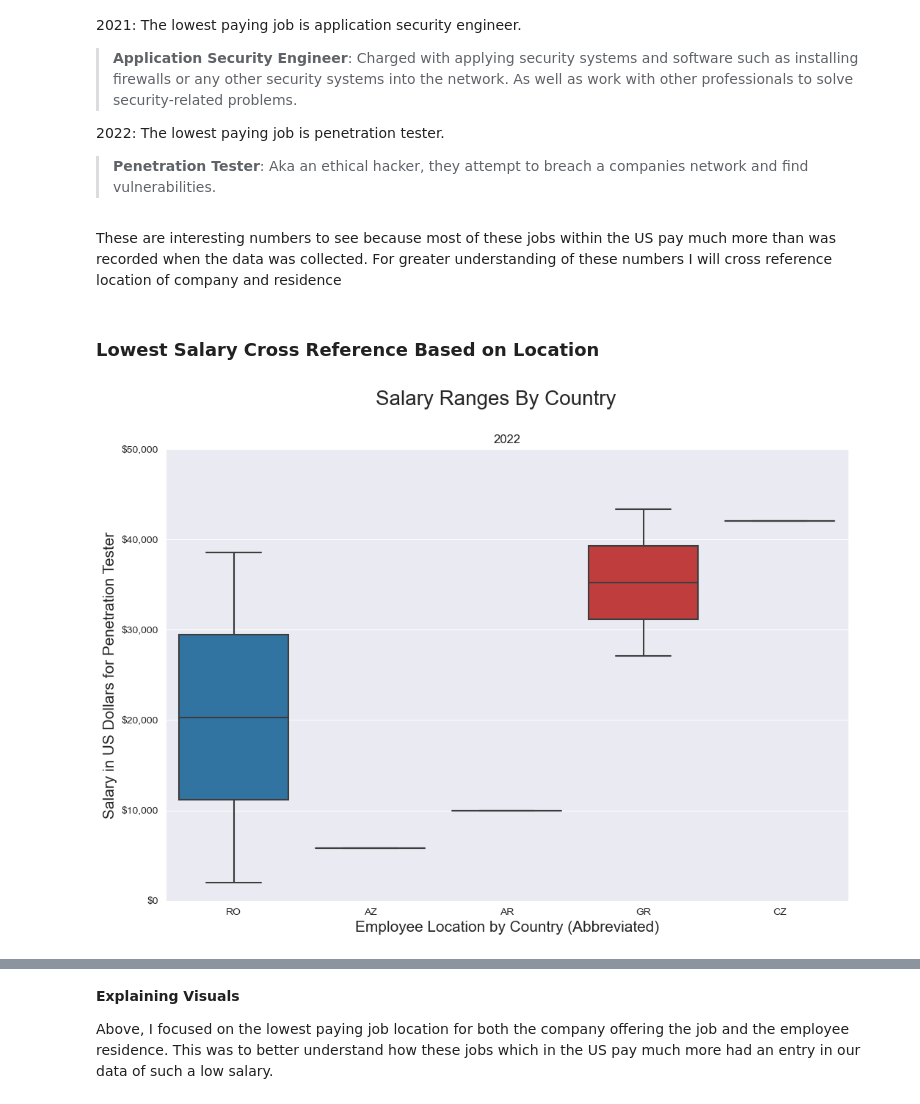
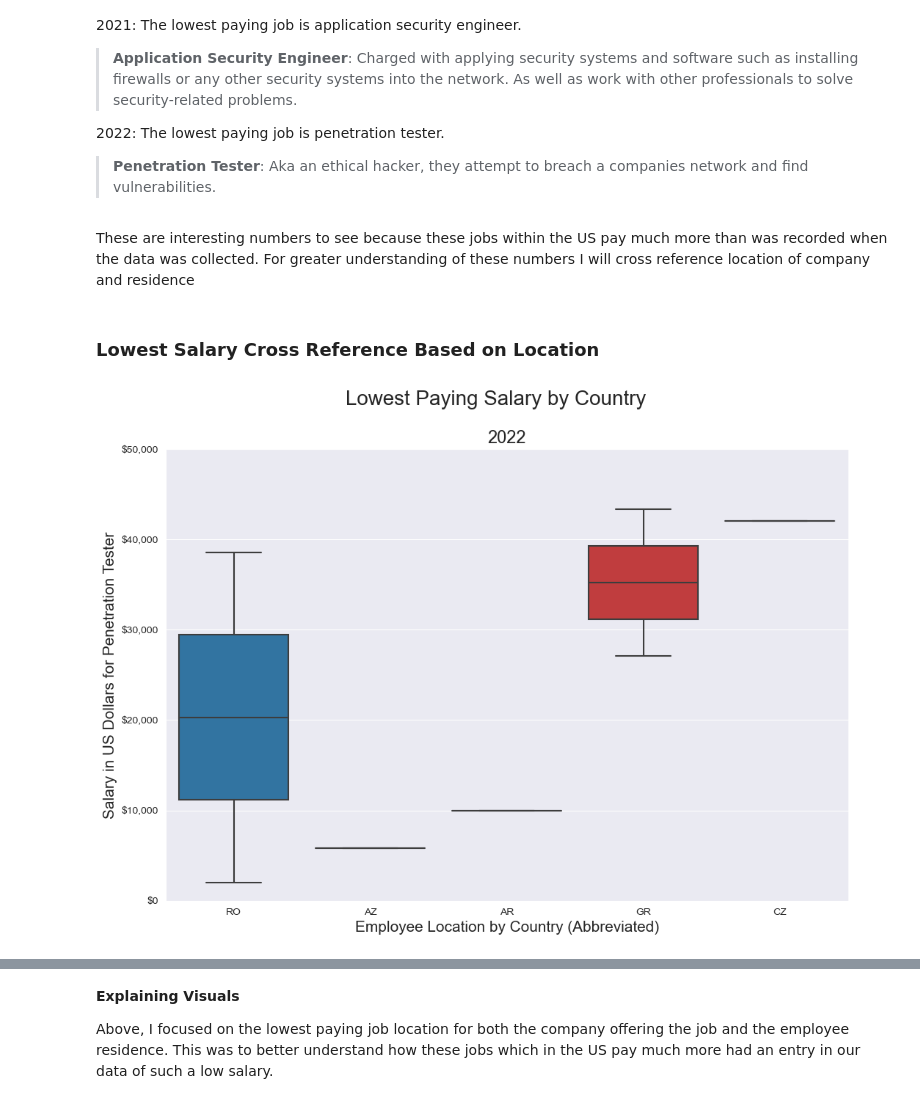
Before and after one commit to SantosAbimaelRomero/Cyber-Security-Salaries, a Jupyter notebook: Cyber Security Salary Presentation.ipynb, the cells around one changed output, grey strips where cells are left out. Cells and saved outputs as stored; diff of their text form; code cells hidden in the pictures.

```diff
--- a/Cyber Security Salary Presentation.ipynb
+++ b/Cyber Security Salary Presentation.ipynb
@@ -374,7 +374,7 @@ low_10(df_2022)
 
 > **Penetration Tester**: Aka an ethical hacker, they attempt to breach a companies network and find vulnerabilities.
 # %% [markdown]
-These are interesting numbers to see because most of these jobs within the US pay much more than was recorded when the data was collected. For greater understanding of these numbers I will cross reference location of company and residence
+These are interesting numbers to see because these jobs within the US pay much more than was recorded when the data was collected. For greater understanding of these numbers I will cross reference location of company and residence
 # %% [markdown]
 ### Lowest Salary Cross Reference Based on Location
 # %%
@@ -395,12 +395,12 @@ def locsal(data, form, location):
     ax.set_xlabel(f'{form} Location by Country (Abbreviated)', fontsize=15)
     ax.set_ylabel(f"Salary in US Dollars for {pd.unique(data['job_title']).item()}"
                   , fontsize=15)
-    plt.title(f"{pd.unique(data['work_year']).item()}", fontsize=12)
-    plt.suptitle('Salary Ranges By Country', fontsize=20);
+    plt.title(f"{pd.unique(data['work_year']).item()}", fontsize=17)
+    plt.suptitle('Lowest Paying Salary by Country', fontsize=20);
 # %%
-locsal(df_2022_low, 'Employee', 'employee_residence', )
+locsal(df_2022_low, 'Employee', 'employee_residence')
 # %% [output]
-[figure, old version]
+[figure, new version]
 # %%
 locsal(df_2022_low, 'Company','company_location')
 # %% [output]
```
Also changed, not shown: parts of 9 cells of this notebook.
